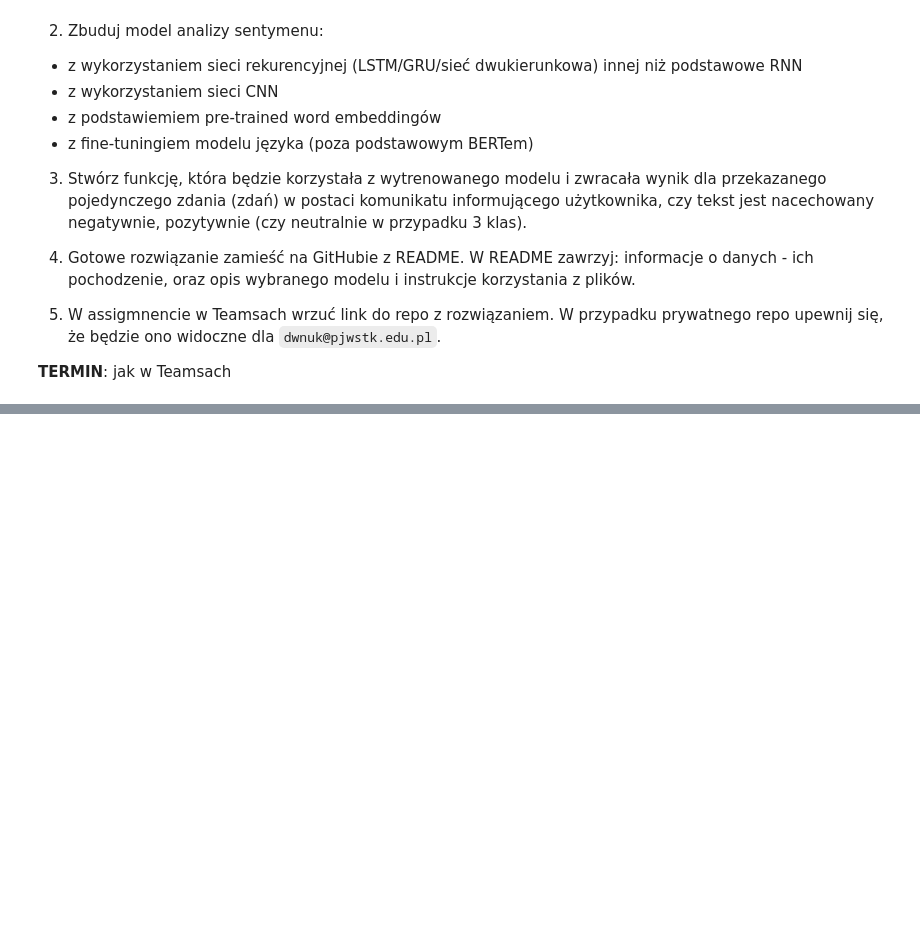
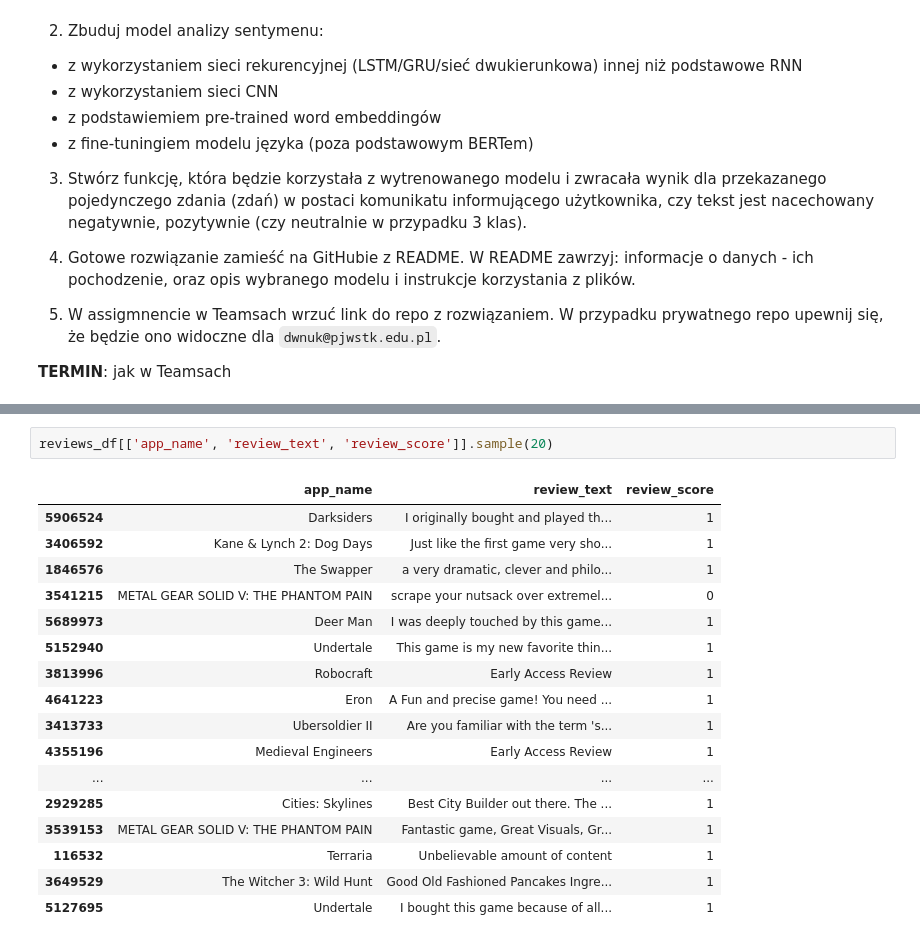
Before and after one commit to michal-uszko/zum_nlp_project, a Jupyter notebook: NLP_praca_domowa.ipynb, the cells around one changed output, grey strips where cells are left out. Drawn from its saved outputs; the diff is of its cells as text; blank space fills up the shorter version.

```diff
--- a/NLP_praca_domowa.ipynb
+++ b/NLP_praca_domowa.ipynb
@@ -176,0 +75,20 @@ df.loc[6429, 'user_review']
+# %%
+reviews_df[['app_name', 'review_text', 'review_score']].sample(20)
+# %% [output]
+|  | app_name | review_text | review_score |
+| 5906524 | Darksiders | I originally bought and played th... | 1 |
+| 3406592 | Kane & Lynch 2: Dog Days | Just like the first game very sho... | 1 |
+| 1846576 | The Swapper | a very dramatic, clever and philo... | 1 |
+| 3541215 | METAL GEAR SOLID V: THE PHANTOM PAIN | scrape your nutsack over extremel... | 0 |
+| 5689973 | Deer Man | I was deeply touched by this game... | 1 |
+| 5152940 | Undertale | This game is my new favorite thin... | 1 |
+| 3813996 | Robocraft | Early Access Review | 1 |
+| 4641223 | Eron | A Fun and precise game! You need ... | 1 |
+| 3413733 | Ubersoldier II | Are you familiar with the term 's... | 1 |
+| 4355196 | Medieval Engineers | Early Access Review | 1 |
+| ... | ... | ... | ... |
+| 2929285 | Cities: Skylines | Best City Builder out there. The ... | 1 |
+| 3539153 | METAL GEAR SOLID V: THE PHANTOM PAIN | Fantastic game, Great Visuals, Gr... | 1 |
+| 116532 | Terraria | Unbelievable amount of content | 1 |
+| 3649529 | The Witcher 3: Wild Hunt | Good Old Fashioned Pancakes Ingre... | 1 |
+| 5127695 | Undertale | I bought this game because of all... | 1 |
```
Also changed, not shown: parts of 76 cells of this notebook.
